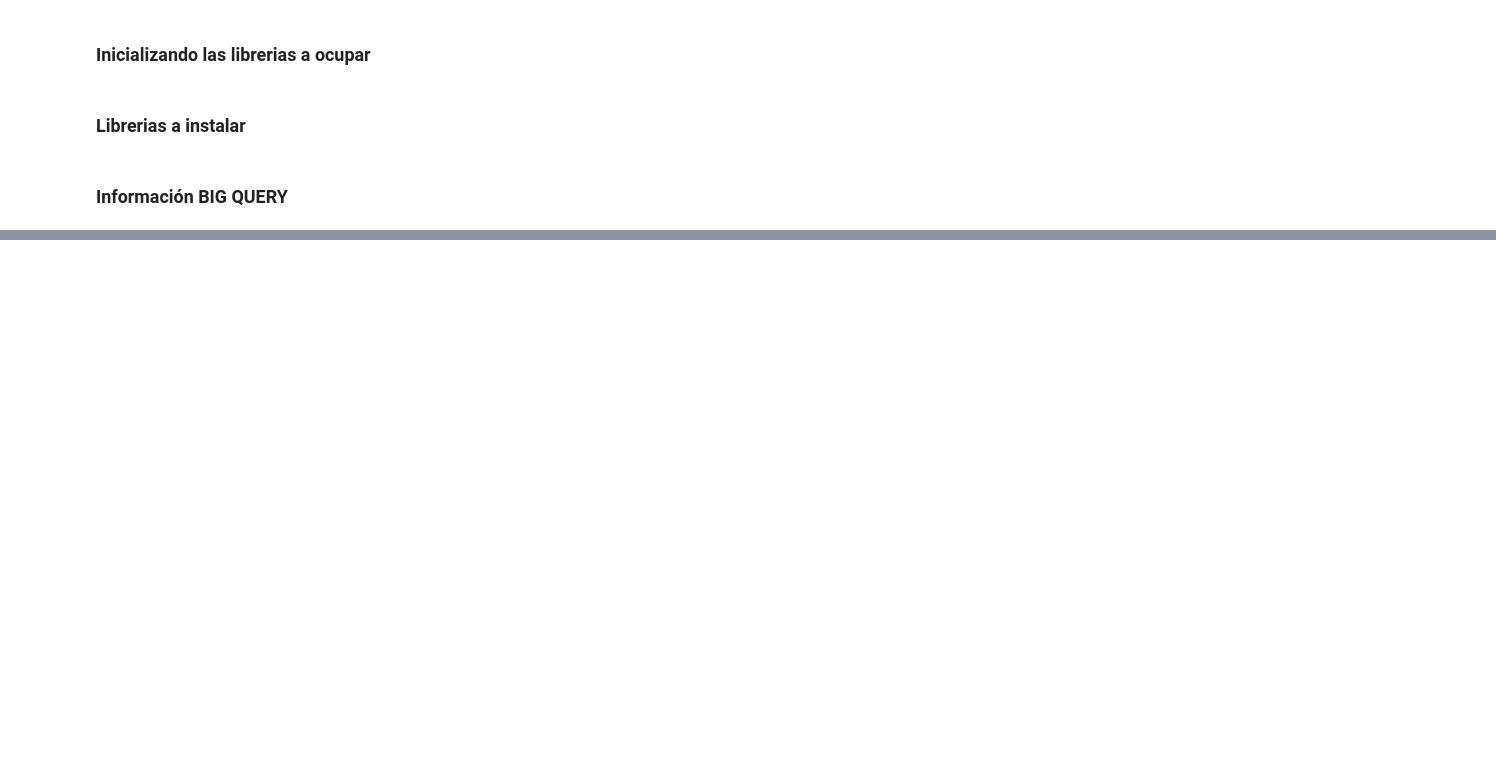
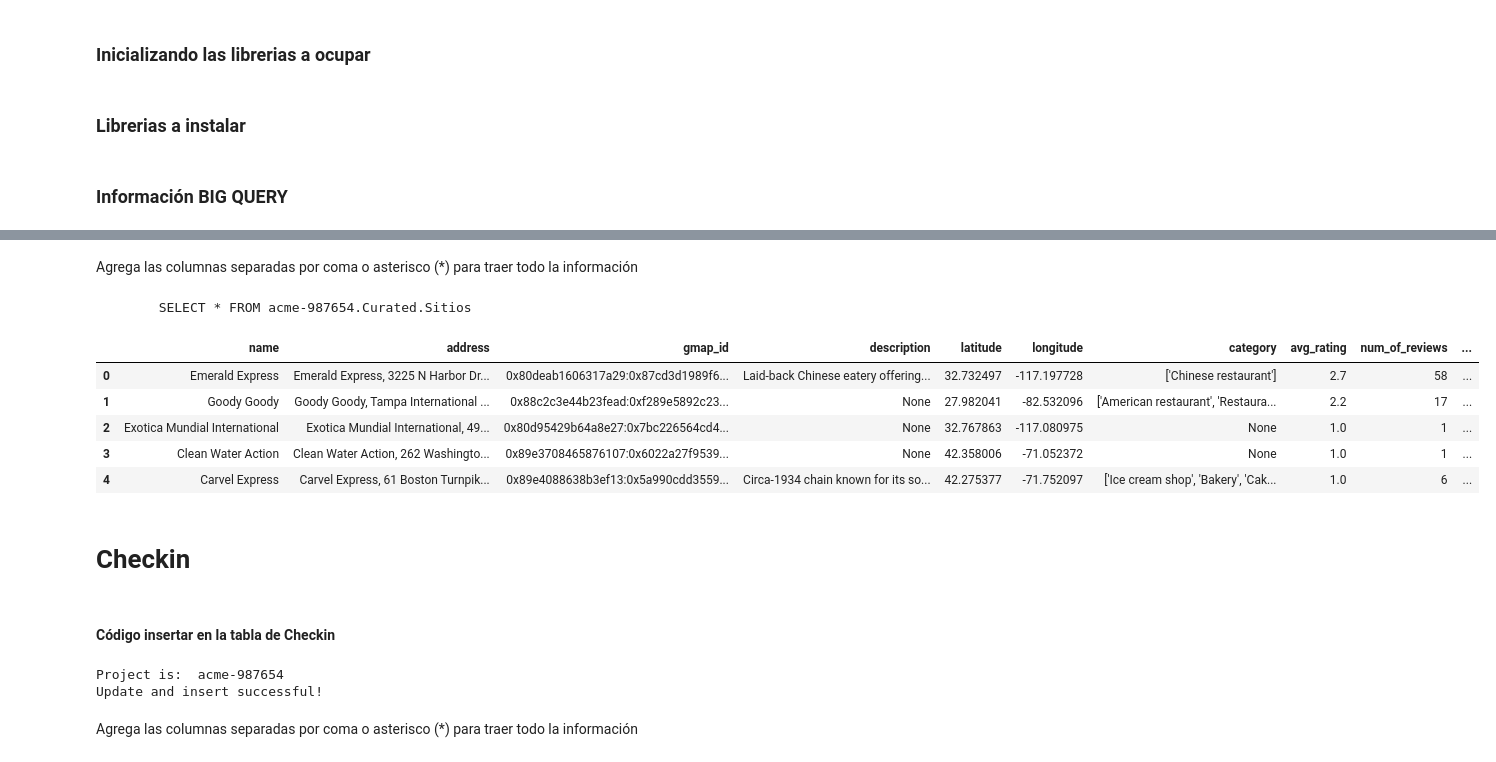
Before and after one commit to Mcarolina25/Proyecto-Final-Grupal, a Jupyter notebook: BaseDeDatos/ETL_bigQuery.ipynb, the cells around one changed output, grey strips where cells are left out. Saved outputs shown, nothing was run; the diff lists cells and outputs as text; code cells hidden in the pictures; blank space fills up the shorter version.

```diff
--- a/BaseDeDatos/ETL_bigQuery.ipynb
+++ b/BaseDeDatos/ETL_bigQuery.ipynb
@@ -296,0 +368,26 @@ Termino con éxito la creación de la tabla: adsac-455509.Curated.Tip
+# %% [markdown]
+Agrega las columnas separadas por coma o asterisco (*) para traer todo la información
+# %%
+from functionBigQuery import get_table_curated_by_columns
+df = get_table_curated_by_columns("Sitios", "*")
+df.head(5)
+# %% [output]
+        SELECT * FROM acme-987654.Curated.Sitios
+|  | name | address | gmap_id | description | latitude | longitude | category | avg_rating | num_of_reviews | ... |
+| 0 | Emerald Express | Emerald Express, 3225 N Harbor Dr... | 0x80deab1606317a29:0x87cd3d1989f6... | Laid-back Chinese eatery offering... | 32.732497 | -117.197728 | ['Chinese restaurant'] | 2.7 | 58 | ... |
+| 1 | Goody Goody | Goody Goody, Tampa International ... | 0x88c2c3e44b23fead:0xf289e5892c23... | None | 27.982041 | -82.532096 | ['American restaurant', 'Restaura... | 2.2 | 17 | ... |
+| 2 | Exotica Mundial International | Exotica Mundial International, 49... | 0x80d95429b64a8e27:0x7bc226564cd4... | None | 32.767863 | -117.080975 | None | 1.0 | 1 | ... |
+| 3 | Clean Water Action | Clean Water Action, 262 Washingto... | 0x89e3708465876107:0x6022a27f9539... | None | 42.358006 | -71.052372 | None | 1.0 | 1 | ... |
+| 4 | Carvel Express | Carvel Express, 61 Boston Turnpik... | 0x89e4088638b3ef13:0x5a990cdd3559... | Circa-1934 chain known for its so... | 42.275377 | -71.752097 | ['Ice cream shop', 'Bakery', 'Cak... | 1.0 | 6 | ... |
+# %% [markdown]
+# Checkin
+# %% [markdown]
+#### Código insertar en la tabla de Checkin
+# %%
+from functionBigQuery import etl_checkin_json_file
+etl_checkin_json_file('Yelp/checkin.json')
+# %% [output]
+Project is:  acme-987654
+Update and insert successful!
+# %% [markdown]
+Agrega las columnas separadas por coma o asterisco (*) para traer todo la información
```
Also changed, not shown: parts of 95 cells of this notebook, 3 other files.
